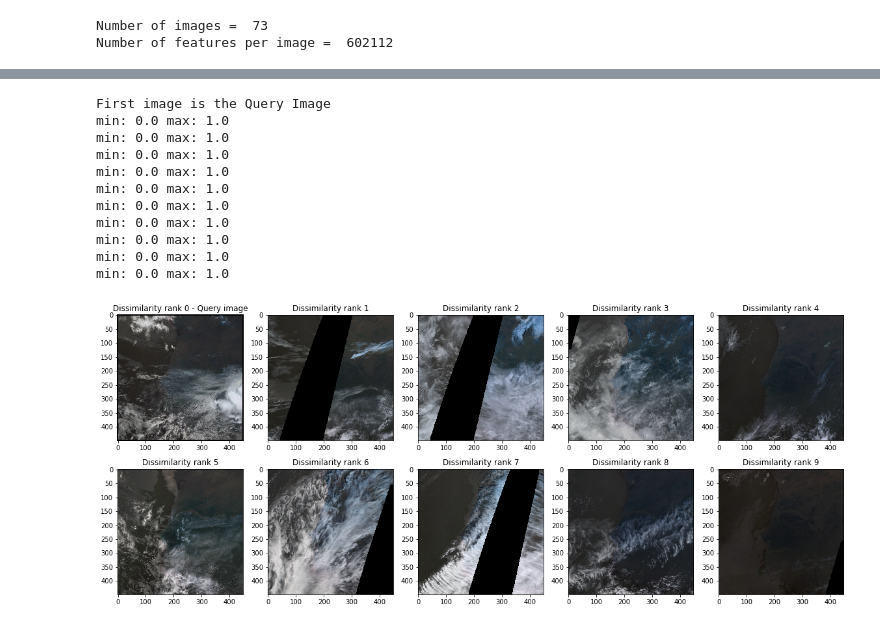
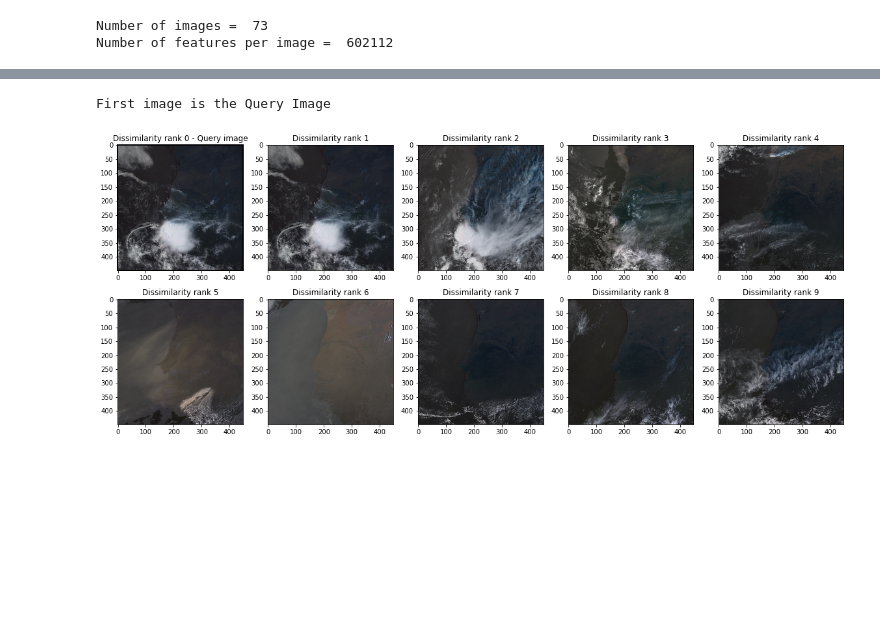
Before and after one commit to satyarth934/FDL2020_KnowledgeDiscoveryFramework, a Jupyter notebook: notebooks/Similarity.ipynb, the cells around one changed output, grey strips where cells are left out. Cells and saved outputs as stored; diff of their text form; code cells hidden in the pictures; blank space fills up the shorter version.

```diff
--- a/notebooks/Similarity.ipynb
+++ b/notebooks/Similarity.ipynb
@@ -78,21 +78,23 @@ neighbors = NearestNeighbors(n_neighbors=50,
                              metric='euclidean').fit(feature_list)
 # %%
 # Visually checking the images
-random_index = 25
+random_index = 10
 # KNN distance to all the neighbors with the reference image
 distances, indices = neighbors.kneighbors([feature_list[random_index]])
+print(distances[0][:10])
 
-sorted_idx = np.argsort(distances[0])        # sorting the index to get the image with min distance
+print(indices[0])
+# sorted_idx = np.argsort(distances[0])        # sorting the index to get the image with min distance
 
 # Similar
-similar_idxs = sorted_idx[:10]
+similar_idxs = indices[:10]
 print("Similar")
-print(distances[0][similar_idxs])         # index of interest
-print(indices[0][similar_idxs])           # the selected distances
+# print(distances[0][similar_idxs])         # index of interest
+# print(indices[0][similar_idxs])           # the selected distances
 
 # Dissimilar
-dissimilar_idxs = sorted_idx[-1:-10:-1]
+dissimilar_idxs = indices[-1:-10:-1]
 print("Dissimilar")
-print(distances[0][dissimilar_idxs])         # index of interest
-print(indices[0][dissimilar_idxs])           # the selected distances
+# print(distances[0][dissimilar_idxs])         # index of interest
+# print(indices[0][dissimilar_idxs])           # the selected distances
 # %% [output]
@@ -114,7 +115,8 @@ def normalize(mat):
 # %%
 # SIMILAR IMAGES
 
-img_idx = [random_index, *similar_idxs]
+img_idx = np.append([random_index], similar_idxs)
+
 filenames_selected = [X_test_paths[i] for i in img_idx]
 
 r = 2; c = 5
@@ -159,45 +150,34 @@ img.shape: (448, 448, 3) min: 0.0 max: 1.0
 # %%
 # DISSIMILAR IMAGES
 
-img_idx = [random_index, *dissimilar_idxs]
+img_idx = np.append([random_index], dissimilar_idxs)
 filenames_selected = [X_test_paths[i] for i in img_idx]
 
 r = 2; c = 5
 fig, axs = plt.subplots(nrows=r, ncols=c, figsize=(4*c,4*r))
 
 # Query Image
 print("First image is the Query Image")
 for i, filename in enumerate(filenames_selected):
     if NORMALIZE:
         img = normalize(np.load(filename))
     else:
         img = np.load(filename)
-    print("min:", np.nanmin(img), "max:", np.nanmax(img))
 
     try:
         if (i/c == 0 and i%c == 0):
             axs[int(i/c), i%c].set_title('Dissimilarity rank %d - Query image' % (i))
             for axis in ['top','bottom','left','right']:
                 axs[int(i/c), i%c].spines[axis].set_linewidth(2)
         else:
             axs[int(i/c), i%c].set_title('Dissimilarity rank %d' % (i))
 
         axs[int(i/c), i%c].imshow(img, interpolation='lanczos')
     except:
         continue
 
 if SAVE_FILES:
     fig.savefig(BASE_DIR + "Features/" + MODEL_NAME + "_dissimilar.png")
 # %% [output]
 First image is the Query Image
-min: 0.0 max: 1.0
-min: 0.0 max: 1.0
-min: 0.0 max: 1.0
-min: 0.0 max: 1.0
-min: 0.0 max: 1.0
-min: 0.0 max: 1.0
-min: 0.0 max: 1.0
-min: 0.0 max: 1.0
-min: 0.0 max: 1.0
-min: 0.0 max: 1.0
-[figure, old version]
+[figure, new version]
```
Also changed, not shown: parts of 2 cells of this notebook, 1 other file.
